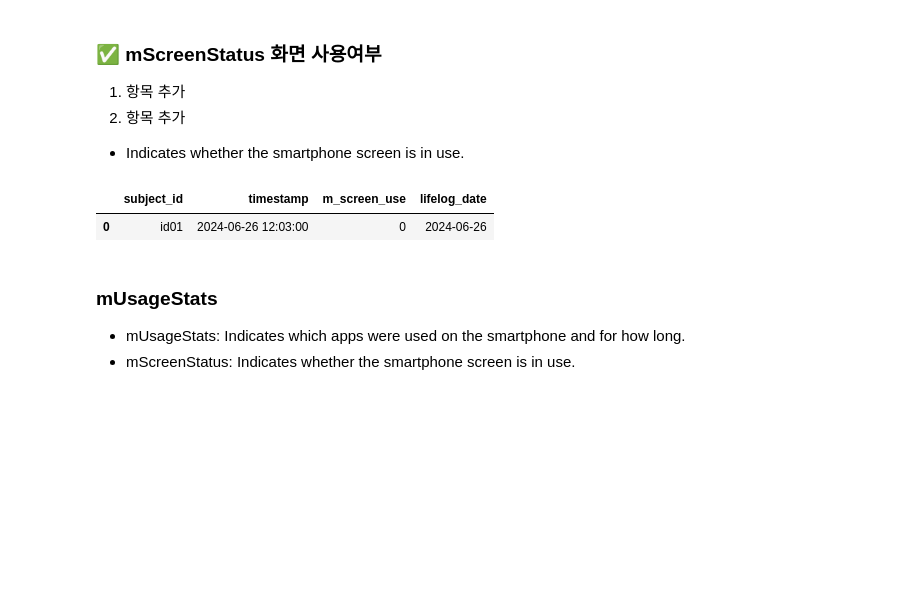
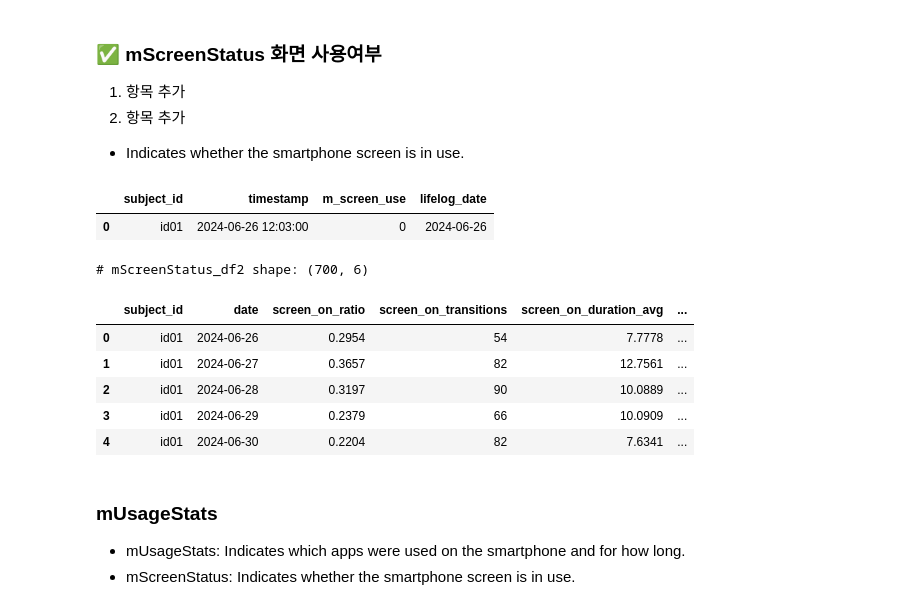
Before and after one commit to jacobgreen4477/Construction-Equipment-Oil-Condition-Classification-AI-Competition, a Jupyter notebook: ETRI_v1_0_0.ipynb, the cells around one changed output. Cells and saved outputs as stored; diff of their text form; code cells hidden in the pictures; blank space fills up the shorter version.

```diff
--- a/ETRI_v1_0_0.ipynb
+++ b/ETRI_v1_0_0.ipynb
@@ -995,6 +995,55 @@ ch2025_mScreenStatus.head(1)
 # %% [output]
 |  | subject_id | timestamp | m_screen_use | lifelog_date |
 | 0 | id01 | 2024-06-26 12:03:00 | 0 | 2024-06-26 |
+# %%
+def process_mScreenStatus(df):
+    df = df.copy()
+    df['timestamp'] = pd.to_datetime(df['timestamp'])
+    df['date'] = df['timestamp'].dt.date
+
+    features = []
+
+    for (subj, date), group in df.groupby(['subject_id', 'date']):
+        status = group['m_screen_use'].values
+        ratio_on = status.mean()
+        transitions = (status[1:] != status[:-1]).sum()
+
+        # 연속된 1 상태 길이들
+        durations = []
+        current = 0
+        for val in status:
+            if val == 1:
+                current += 1
+            elif current > 0:
+                durations.append(current)
+                current = 0
+        if current > 0:
+            durations.append(current)
+
+        features.append({
+            'subject_id': subj,
+            'date': date,
+            'screen_on_ratio': ratio_on,
+            'screen_on_transitions': transitions,
+            'screen_on_duration_avg': np.mean(durations) if durations else 0,
+            'screen_on_duration_max': np.max(durations) if durations else 0,
+        })
+
+    return pd.DataFrame(features)
+# %%
+mScreenStatus_df2 = process_mScreenStatus(ch2025_mScreenStatus)
+
+# check
+print(f'# mScreenStatus_df2 shape: {mScreenStatus_df2.shape}')
+mScreenStatus_df2.head()
+# %% [output]
+# mScreenStatus_df2 shape: (700, 6)
+|  | subject_id | date | screen_on_ratio | screen_on_transitions | screen_on_duration_avg | ... |
+| 0 | id01 | 2024-06-26 | 0.2954 | 54 | 7.7778 | ... |
+| 1 | id01 | 2024-06-27 | 0.3657 | 82 | 12.7561 | ... |
+| 2 | id01 | 2024-06-28 | 0.3197 | 90 | 10.0889 | ... |
+| 3 | id01 | 2024-06-29 | 0.2379 | 66 | 10.0909 | ... |
+| 4 | id01 | 2024-06-30 | 0.2204 | 82 | 7.6341 | ... |
 # %% [markdown]
 ### mUsageStats
 - mUsageStats: Indicates which apps were used on the smartphone and for how long.
```
